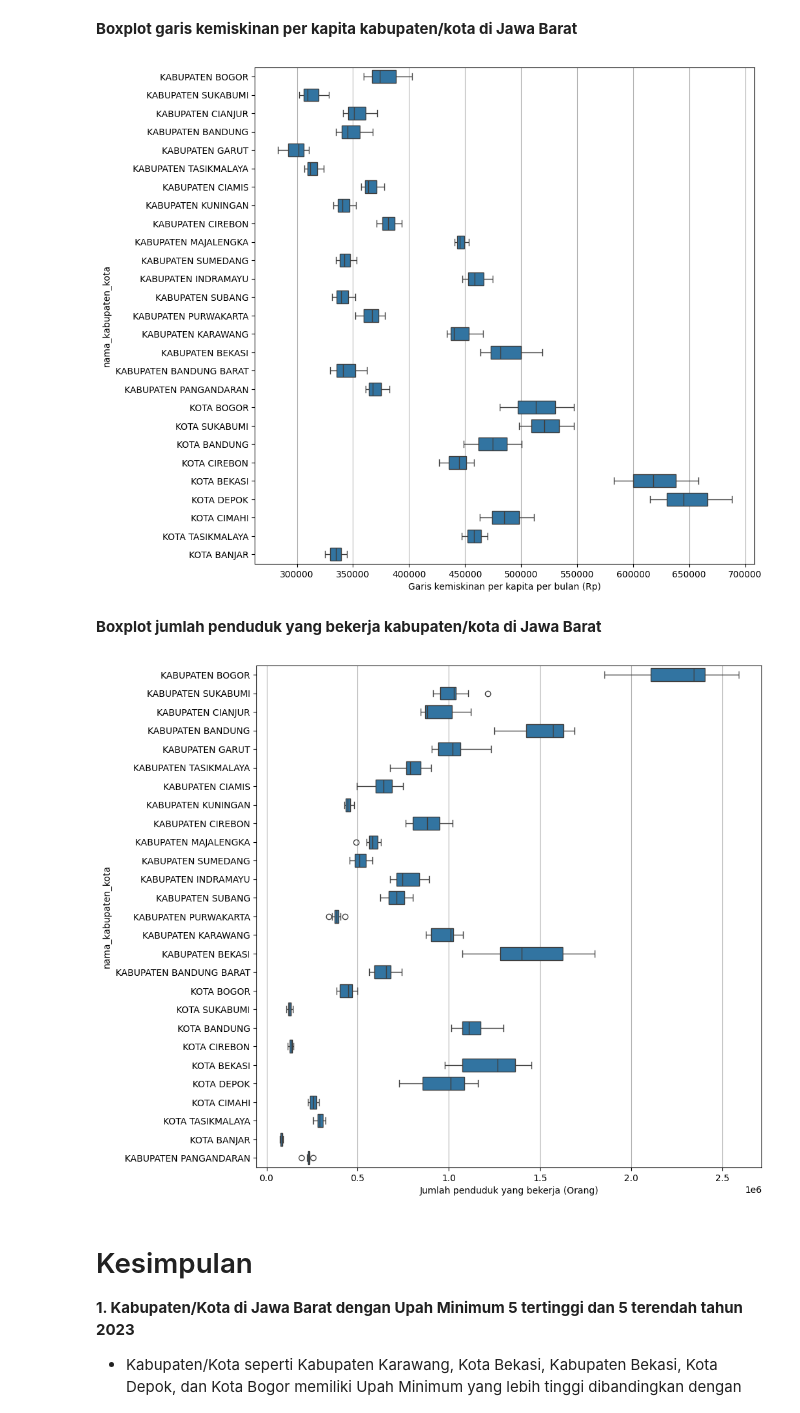
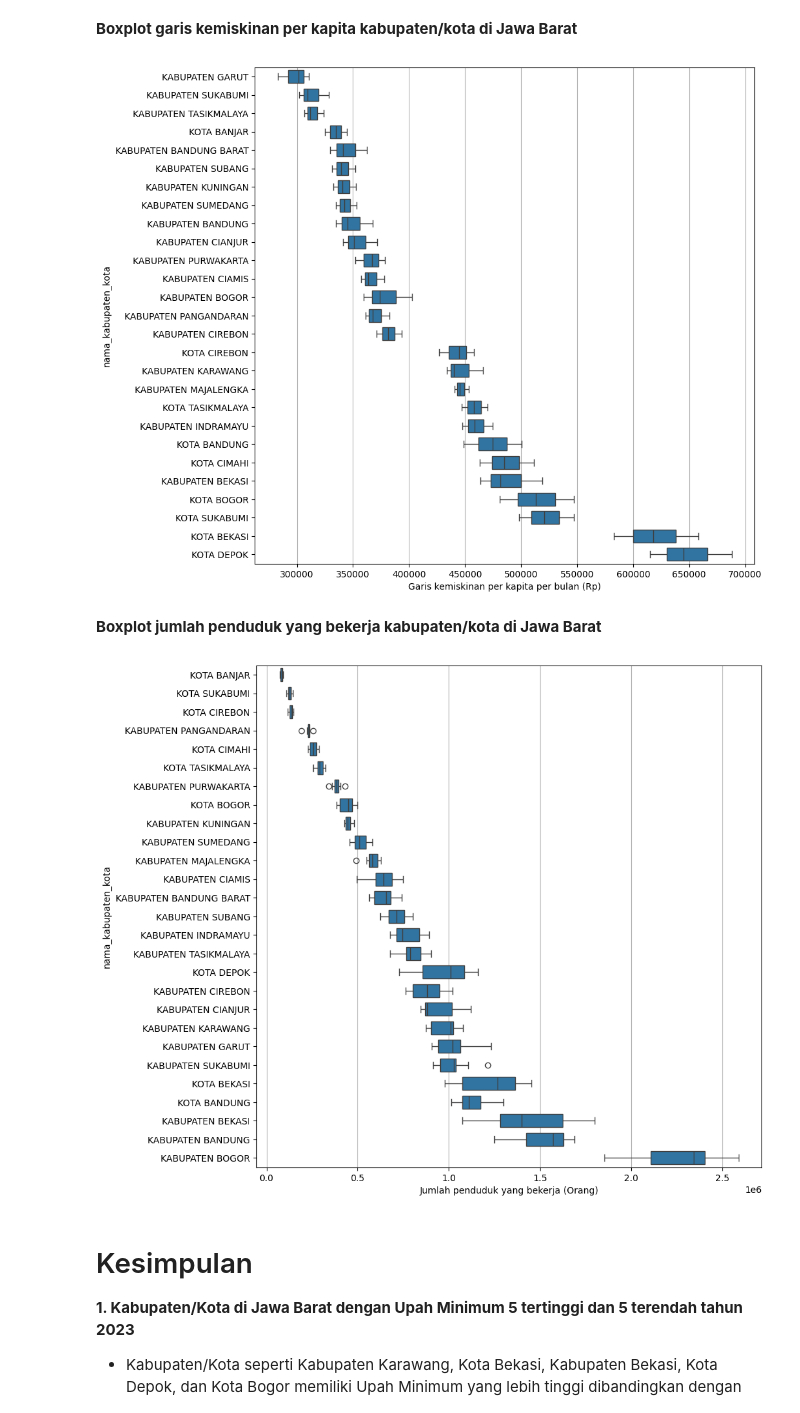
Before and after one commit to boyaditya/Data-Mining-and-Warehouse, a Jupyter notebook: V2/EDA Kelompok 3.ipynb, the cells around one changed output. Cells and saved outputs as stored; diff of their text form; code cells hidden in the pictures.

```diff
--- a/V2/EDA Kelompok 3.ipynb
+++ b/V2/EDA Kelompok 3.ipynb
@@ -502,23 +506,27 @@ plt.show()
 # %% [markdown]
 **Boxplot garis kemiskinan per kapita kabupaten/kota di Jawa Barat**
 # %%
+gk_sorted = gk.sort_values(by="garis_kemiskinan_perkapita", ascending=True)
+
 plt.figure(figsize=(10,10))
 plt.grid(True)
-sns.boxplot( x="garis_kemiskinan_perkapita", y='nama_kabupaten_kota', data=gk, width=0.7)
+sns.boxplot( x="garis_kemiskinan_perkapita", y='nama_kabupaten_kota', data=gk_sorted, width=0.7)
 plt.xlabel('Garis kemiskinan per kapita per bulan (Rp)')
 plt.show()
 # %% [output]
-[figure, old version]
+[figure, new version]
 # %% [markdown]
 **Boxplot jumlah penduduk yang bekerja kabupaten/kota di Jawa Barat**
 # %%
+jpb_sorted = jpb.sort_values(by="jumlah_penduduk_bekerja", ascending=True)
+
 plt.figure(figsize=(10,10))
 plt.grid(True)
-sns.boxplot(x="jumlah_penduduk_bekerja", y='nama_kabupaten_kota', data=jpb, width=0.7)
+sns.boxplot(x="jumlah_penduduk_bekerja", y='nama_kabupaten_kota', data=jpb_sorted, width=0.7)
 plt.xlabel('Jumlah penduduk yang bekerja (Orang)')
 plt.show()
 # %% [output]
-[figure, old version]
+[figure, new version]
 # %% [markdown]
 # Kesimpulan
 **1. Kabupaten/Kota di Jawa Barat dengan Upah Minimum 5 tertinggi dan 5 terendah tahun 2023**
```
Also changed, not shown: parts of 3 cells of this notebook.
